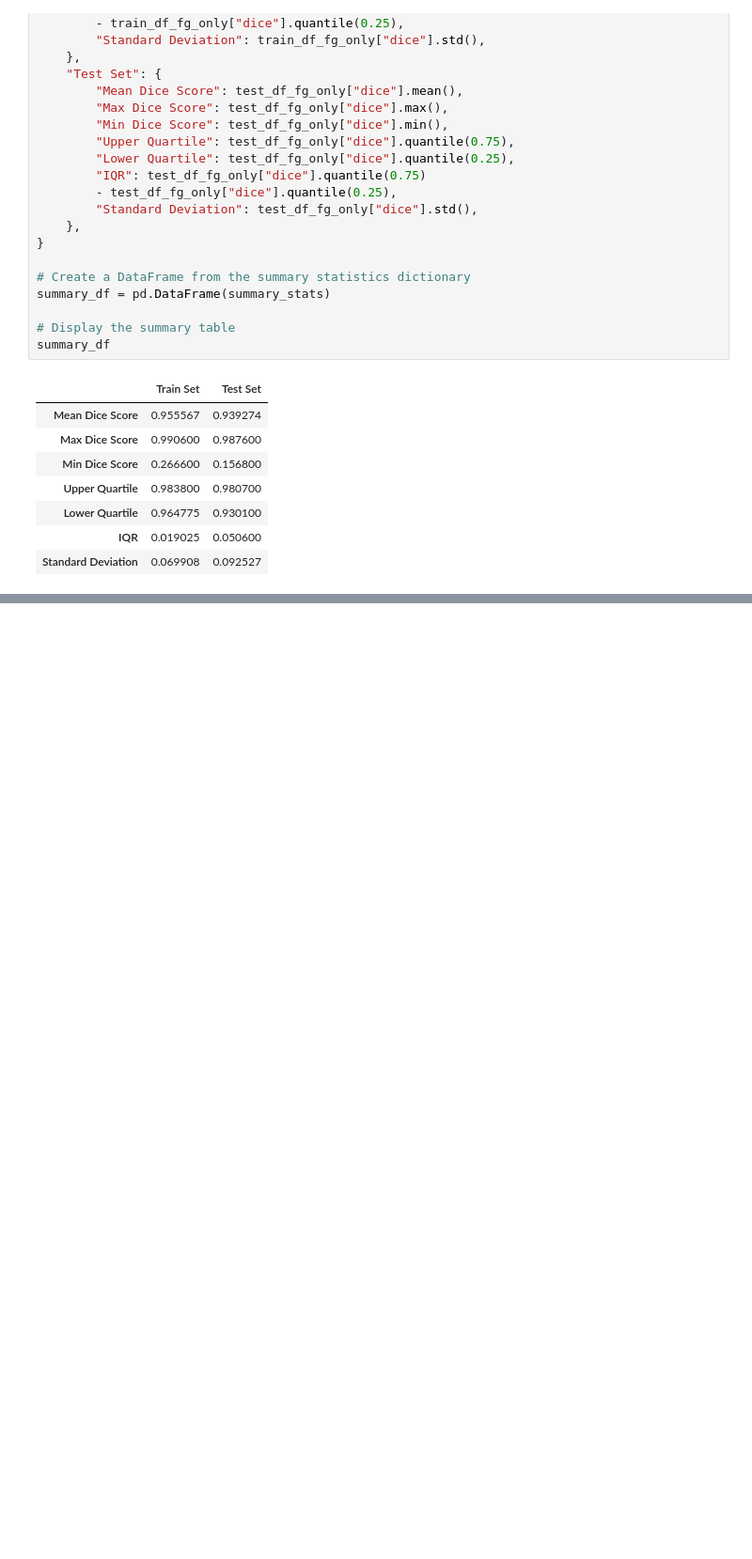
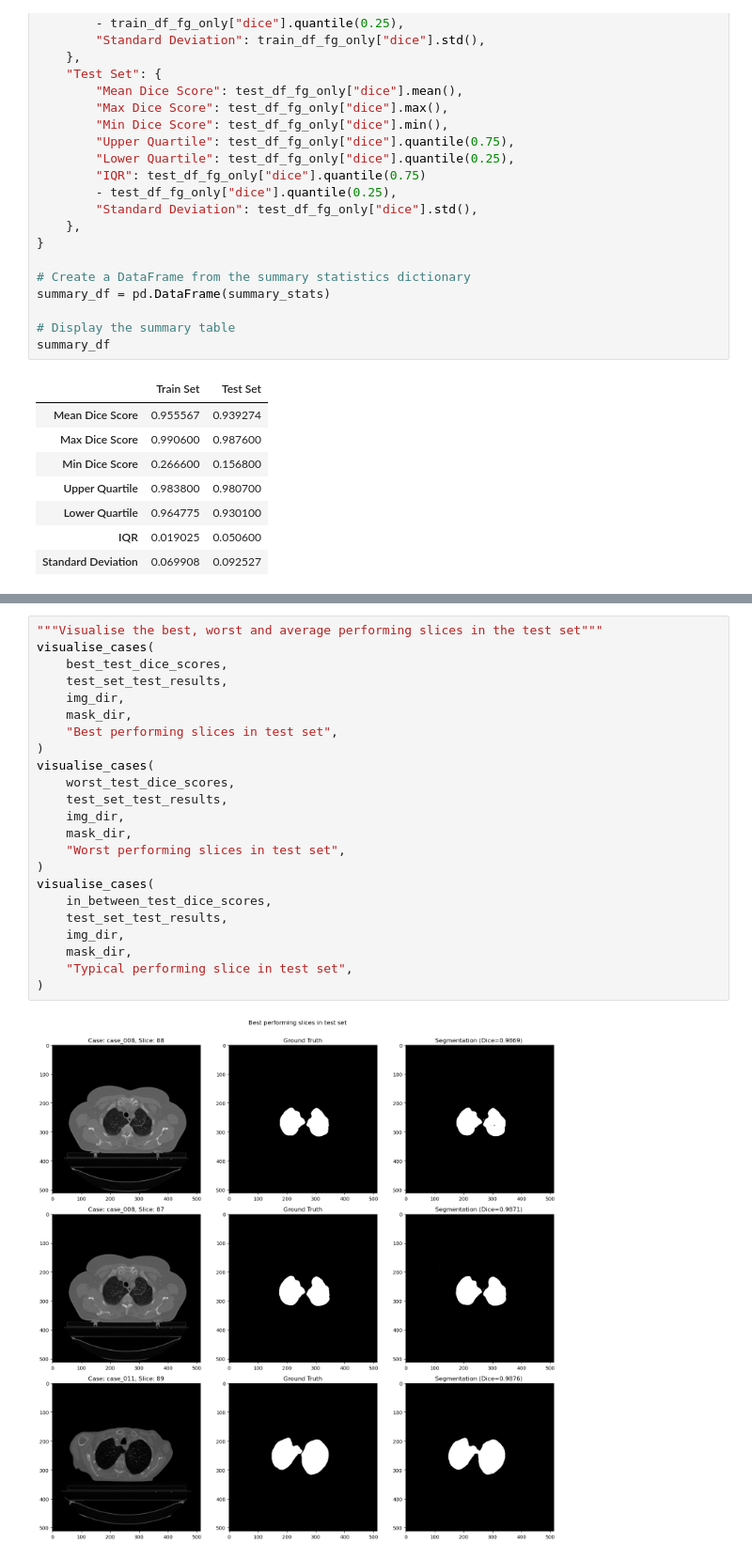
Before and after one commit to VishalJ99/mphil_medical_imaging_cw, a Jupyter notebook: src/figs.ipynb, the cells around one changed output, grey strips where cells are left out. Shown at 94% size. Saved outputs shown, nothing was run; the diff lists cells and outputs as text; blank space fills up the shorter version.

```diff
--- a/src/figs.ipynb
+++ b/src/figs.ipynb
@@ -176,0 +345,25 @@ in_between_dice = in_between_dice.sample(frac=1)
+# %%
+"""Visualise the best, worst and average performing slices in the test set"""
+visualise_cases(
+    best_test_dice_scores,
+    test_set_test_results,
+    img_dir,
+    mask_dir,
+    "Best performing slices in test set",
+)
+visualise_cases(
+    worst_test_dice_scores,
+    test_set_test_results,
+    img_dir,
+    mask_dir,
+    "Worst performing slices in test set",
+)
+visualise_cases(
+    in_between_test_dice_scores,
+    test_set_test_results,
+    img_dir,
+    mask_dir,
+    "Typical performing slice in test set",
+)
+# %% [output]
+[figure, added]
```
Also changed, not shown: parts of 6 cells of this notebook, 1 other file.
